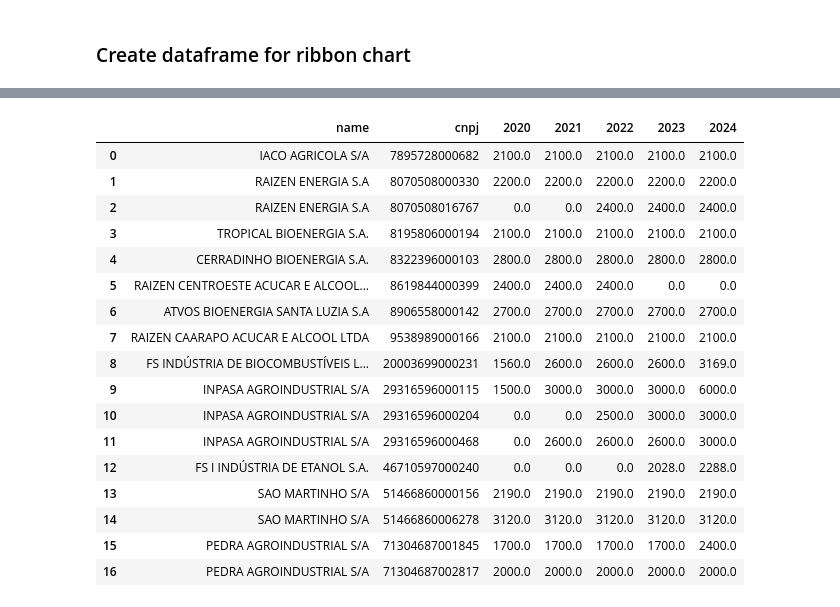
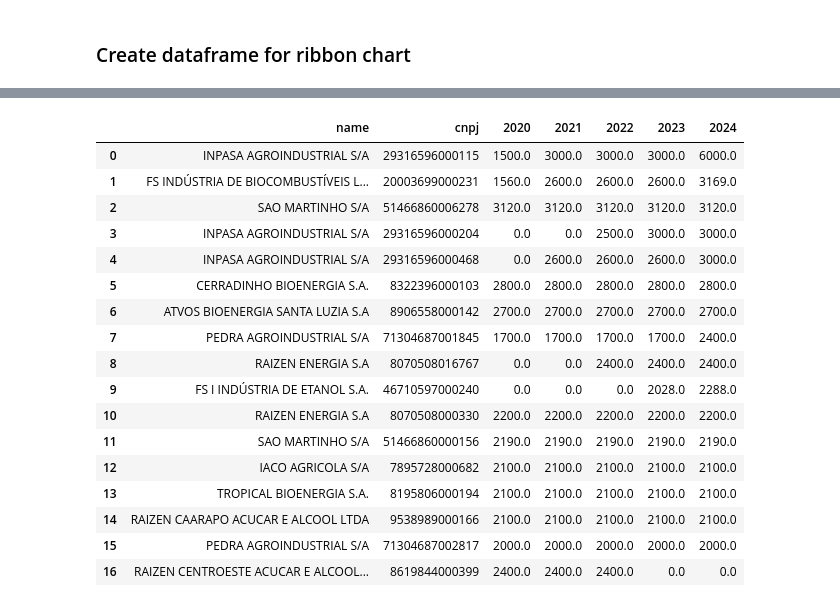
Before and after one commit to paulanaomi/ethanol_data_Brazil_ANP, a Jupyter notebook: ethanol_data_download_and_cleanup.ipynb, the cells around one changed output, grey strips where cells are left out. Cells and saved outputs as stored; diff of their text form; code cells hidden in the pictures.

Commit message:
sorted dataframe for ribbon chart

```diff
--- a/ethanol_data_download_and_cleanup.ipynb
+++ b/ethanol_data_download_and_cleanup.ipynb
@@ -217,6 +205,0 @@ N = df_year.index.size
-# %%
-col_name = 'capacity_hydrous'
-df_hydrous = df_year.sort_values(by=[col_name], ascending=False)
-df_hydrous.drop(['date','state','capacity_anhydrous'], axis=1, inplace=True)
-df_hydrous.rename(columns={'capacity_hydrous':str(year)}, inplace=True)
-df_hydrous  = df_hydrous.set_index(np.arange(N)).head(Nvals)
@@ -258,6 +206,28 @@ df_hydrous
+# %%
+# Define year and top Nvals number of plants to rank
+Nvals = 10
+year_start = 2020
+year_end = 2024
+# %%
+# merge data from over the years into a single dataframe
+for year in range(year_start,year_end+1):
+
+    # Filters data for specified year
+    df_year = get_subset_for_last_records_of_the_year(df,year)
+    N = df_year.index.size
+
+    col_name = 'capacity_hydrous'
+    df_hydrous_temp = df_year.sort_values(by=[col_name], ascending=False)
+    df_hydrous_temp.drop(['date','state','capacity_anhydrous'], axis=1, inplace=True)
+    df_hydrous_temp.rename(columns={'capacity_hydrous':str(year)}, inplace=True)
+    df_hydrous_temp  = df_hydrous_temp.set_index(np.arange(N)).head(Nvals)
+
+    if 'df_hydrous' in locals():
+        df_hydrous = pd.merge(df_hydrous, df_hydrous_temp[['cnpj',str(year)]], how='outer', on='cnpj')
+    else:
+        df_hydrous = df_hydrous_temp
 # %%
 # fills in NaN values
-
 for pos in range(len(df_hydrous)):
     empty_field = df_hydrous.iloc[pos].isnull()
 
@@ -265,7 +235,7 @@ for pos in range(len(df_hydrous)):
         if empty_field[field]:
             if field=='name':
                 if empty_field['name']:
-                    df_year = get_subset_for_last_records_of_the_year(df,2024)
+                    df_year = get_subset_for_last_records_of_the_year(df,year_end)
                     cnpj = df_hydrous.iloc[pos]['cnpj']
                     name = df_year.iloc[df_year[df_year['cnpj']==cnpj].index.tolist()[0]]['name']
                     df_hydrous.at[pos,'name'] = name
@@ -276,24 +246,27 @@ for pos in range(len(df_hydrous)):
                 else:
                     record = df_year[ df_year['cnpj'] == df_hydrous.iloc[pos]['cnpj'] ]
                     df_hydrous.at[pos,field] = record.loc[record['capacity_hydrous'].index.tolist()[0]]['capacity_hydrous']
-
-df_hydrous
-# %% [output]
-|  | name | cnpj | 2020 | 2021 | 2022 | 2023 | 2024 |
-| 0 | IACO AGRICOLA S/A | 7895728000682 | 2100.0 | 2100.0 | 2100.0 | 2100.0 | 2100.0 |
-| 1 | RAIZEN ENERGIA S.A | 8070508000330 | 2200.0 | 2200.0 | 2200.0 | 2200.0 | 2200.0 |
-| 2 | RAIZEN ENERGIA S.A | 8070508016767 | 0.0 | 0.0 | 2400.0 | 2400.0 | 2400.0 |
-| 3 | TROPICAL BIOENERGIA S.A. | 8195806000194 | 2100.0 | 2100.0 | 2100.0 | 2100.0 | 2100.0 |
-| 4 | CERRADINHO BIOENERGIA S.A. | 8322396000103 | 2800.0 | 2800.0 | 2800.0 | 2800.0 | 2800.0 |
-| 5 | RAIZEN CENTROESTE ACUCAR E ALCOOL... | 8619844000399 | 2400.0 | 2400.0 | 2400.0 | 0.0 | 0.0 |
-| 6 | ATVOS BIOENERGIA SANTA LUZIA S.A | 8906558000142 | 2700.0 | 2700.0 | 2700.0 | 2700.0 | 2700.0 |
-| 7 | RAIZEN CAARAPO ACUCAR E ALCOOL LTDA | 9538989000166 | 2100.0 | 2100.0 | 2100.0 | 2100.0 | 2100.0 |
-| 8 | FS INDÚSTRIA DE BIOCOMBUSTÍVEIS L... | 20003699000231 | 1560.0 | 2600.0 | 2600.0 | 2600.0 | 3169.0 |
-| 9 | INPASA AGROINDUSTRIAL S/A | 29316596000115 | 1500.0 | 3000.0 | 3000.0 | 3000.0 | 6000.0 |
-| 10 | INPASA AGROINDUSTRIAL S/A | 29316596000204 | 0.0 | 0.0 | 2500.0 | 3000.0 | 3000.0 |
-| 11 | INPASA AGROINDUSTRIAL S/A | 29316596000468 | 0.0 | 2600.0 | 2600.0 | 2600.0 | 3000.0 |
-| 12 | FS I INDÚSTRIA DE ETANOL S.A. | 46710597000240 | 0.0 | 0.0 | 0.0 | 2028.0 | 2288.0 |
-| 13 | SAO MARTINHO S/A | 51466860000156 | 2190.0 | 2190.0 | 2190.0 | 2190.0 | 2190.0 |
-| 14 | SAO MARTINHO S/A | 51466860006278 | 3120.0 | 3120.0 | 3120.0 | 3120.0 | 3120.0 |
-| 15 | PEDRA AGROINDUSTRIAL S/A | 71304687001845 | 1700.0 | 1700.0 | 1700.0 | 1700.0 | 2400.0 |
-| 16 | PEDRA AGROINDUSTRIAL S/A | 71304687002817 | 2000.0 | 2000.0 | 2000.0 | 2000.0 | 2000.0 |
+# %%
+# Sort by capacity in the most recent year
+N = df_hydrous.index.size
+df_hydrous = df_hydrous.sort_values(by=[str(year_end)], ascending=False).set_index(np.arange(N))
+df_hydrous
+# %% [output]
+|  | name | cnpj | 2020 | 2021 | 2022 | 2023 | 2024 |
+| 0 | INPASA AGROINDUSTRIAL S/A | 29316596000115 | 1500.0 | 3000.0 | 3000.0 | 3000.0 | 6000.0 |
+| 1 | FS INDÚSTRIA DE BIOCOMBUSTÍVEIS L... | 20003699000231 | 1560.0 | 2600.0 | 2600.0 | 2600.0 | 3169.0 |
+| 2 | SAO MARTINHO S/A | 51466860006278 | 3120.0 | 3120.0 | 3120.0 | 3120.0 | 3120.0 |
+| 3 | INPASA AGROINDUSTRIAL S/A | 29316596000204 | 0.0 | 0.0 | 2500.0 | 3000.0 | 3000.0 |
+| 4 | INPASA AGROINDUSTRIAL S/A | 29316596000468 | 0.0 | 2600.0 | 2600.0 | 2600.0 | 3000.0 |
+| 5 | CERRADINHO BIOENERGIA S.A. | 8322396000103 | 2800.0 | 2800.0 | 2800.0 | 2800.0 | 2800.0 |
+| 6 | ATVOS BIOENERGIA SANTA LUZIA S.A | 8906558000142 | 2700.0 | 2700.0 | 2700.0 | 2700.0 | 2700.0 |
+| 7 | PEDRA AGROINDUSTRIAL S/A | 71304687001845 | 1700.0 | 1700.0 | 1700.0 | 1700.0 | 2400.0 |
+| 8 | RAIZEN ENERGIA S.A | 8070508016767 | 0.0 | 0.0 | 2400.0 | 2400.0 | 2400.0 |
+| 9 | FS I INDÚSTRIA DE ETANOL S.A. | 46710597000240 | 0.0 | 0.0 | 0.0 | 2028.0 | 2288.0 |
+| 10 | RAIZEN ENERGIA S.A | 8070508000330 | 2200.0 | 2200.0 | 2200.0 | 2200.0 | 2200.0 |
+| 11 | SAO MARTINHO S/A | 51466860000156 | 2190.0 | 2190.0 | 2190.0 | 2190.0 | 2190.0 |
+| 12 | IACO AGRICOLA S/A | 7895728000682 | 2100.0 | 2100.0 | 2100.0 | 2100.0 | 2100.0 |
+| 13 | TROPICAL BIOENERGIA S.A. | 8195806000194 | 2100.0 | 2100.0 | 2100.0 | 2100.0 | 2100.0 |
+| 14 | RAIZEN CAARAPO ACUCAR E ALCOOL LTDA | 9538989000166 | 2100.0 | 2100.0 | 2100.0 | 2100.0 | 2100.0 |
+| 15 | PEDRA AGROINDUSTRIAL S/A | 71304687002817 | 2000.0 | 2000.0 | 2000.0 | 2000.0 | 2000.0 |
+| 16 | RAIZEN CENTROESTE ACUCAR E ALCOOL... | 8619844000399 | 2400.0 | 2400.0 | 2400.0 | 0.0 | 0.0 |
```
Also changed, not shown: parts of 3 cells of this notebook.
